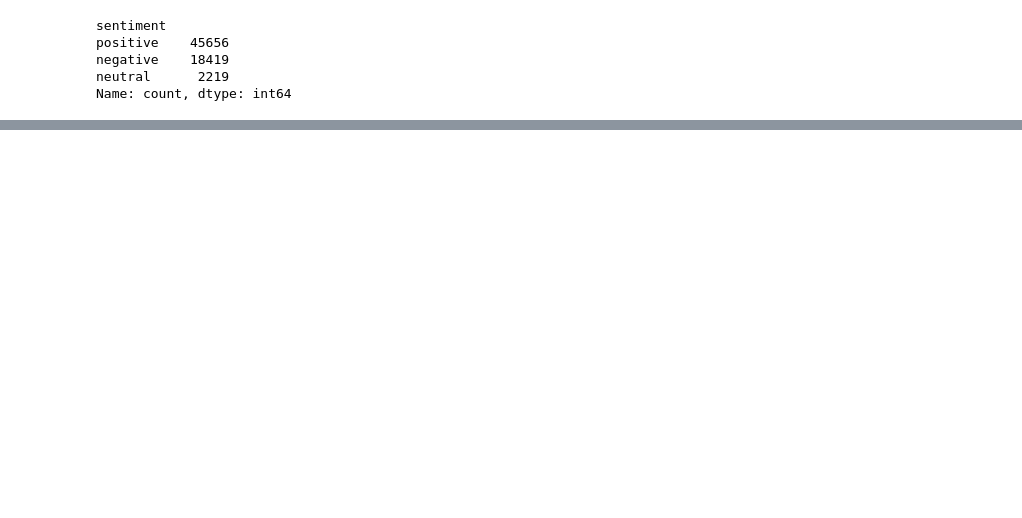
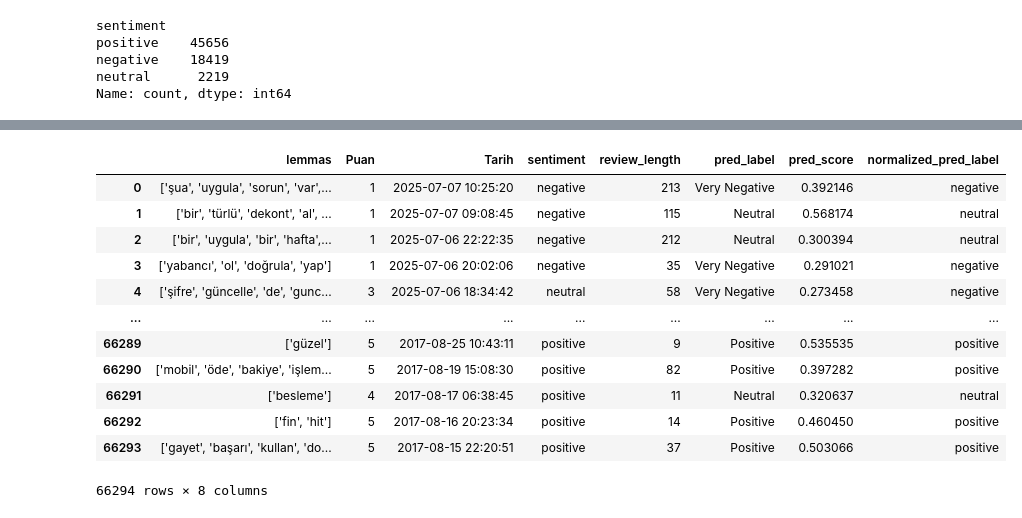
Before and after one commit to enisba/paycell-review-analysis, a Jupyter notebook: Notebooks/03_modeling.ipynb, the cells around one changed output, grey strips where cells are left out. Drawn from its saved outputs; the diff is of its cells as text; code cells hidden in the pictures; blank space fills up the shorter version.

```diff
--- a/Notebooks/03_modeling.ipynb
+++ b/Notebooks/03_modeling.ipynb
@@ -46,8 +47,20 @@ def predict_star_scores(texts, batch_size=64):
 import ast
 
 texts = df["lemmas"].dropna().apply(lambda x: " ".join(ast.literal_eval(x))).tolist()
-results = predict_star_scores(texts)
+results = sentiment_pipe(texts, batch_size=128)
 # %%
-df_filtered = df.loc[df["lemmas"].notna()].copy()
-df_filtered["sentiment_star"] = [r["score"] for r in results]
+df["pred_label"] = [res["label"] for res in results]
+df["pred_score"] = [res["score"] for res in results]
+# %%
+def normalize_label(label):
+    label = label.lower()
+    if "neg" in label:
+        return "negative"
+    elif "notr" in label or "neutral" in label:
+        return "neutral"
+    elif "pos" in label:
+        return "positive"
+    return "unknown"
+
+df["normalized_pred_label"] = df["pred_label"].apply(normalize_label)
 # %%
@@ -62,0 +79,16 @@ Name: count, dtype: int64
+# %%
+df
+# %% [output]
+|  | lemmas | Puan | Tarih | sentiment | review_length | pred_label | pred_score | normalized_pred_label |
+| 0 | ['şua', 'uygula', 'sorun', 'var',... | 1 | 2025-07-07 10:25:20 | negative | 213 | Very Negative | 0.392146 | negative |
+| 1 | ['bir', 'türlü', 'dekont', 'al', ... | 1 | 2025-07-07 09:08:45 | negative | 115 | Neutral | 0.568174 | neutral |
+| 2 | ['bir', 'uygula', 'bir', 'hafta',... | 1 | 2025-07-06 22:22:35 | negative | 212 | Neutral | 0.300394 | neutral |
+| 3 | ['yabancı', 'ol', 'doğrula', 'yap'] | 1 | 2025-07-06 20:02:06 | negative | 35 | Very Negative | 0.291021 | negative |
+| 4 | ['şifre', 'güncelle', 'de', 'gunc... | 3 | 2025-07-06 18:34:42 | neutral | 58 | Very Negative | 0.273458 | negative |
+| ... | ... | ... | ... | ... | ... | ... | ... | ... |
+| 66289 | ['güzel'] | 5 | 2017-08-25 10:43:11 | positive | 9 | Positive | 0.535535 | positive |
+| 66290 | ['mobil', 'öde', 'bakiye', 'işlem... | 5 | 2017-08-19 15:08:30 | positive | 82 | Positive | 0.397282 | positive |
+| 66291 | ['besleme'] | 4 | 2017-08-17 06:38:45 | positive | 11 | Neutral | 0.320637 | neutral |
+| 66292 | ['fin', 'hit'] | 5 | 2017-08-16 20:23:34 | positive | 14 | Positive | 0.460450 | positive |
+| 66293 | ['gayet', 'başarı', 'kullan', 'do... | 5 | 2017-08-15 22:20:51 | positive | 37 | Positive | 0.503066 | positive |
+66294 rows × 8 columns
```
Also changed, not shown: parts of 8 cells of this notebook.
